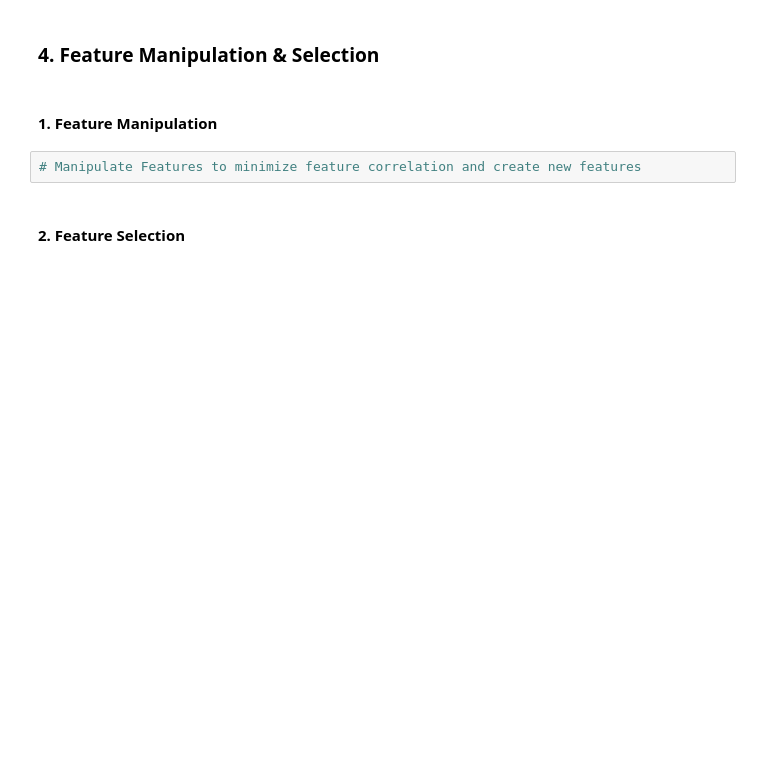
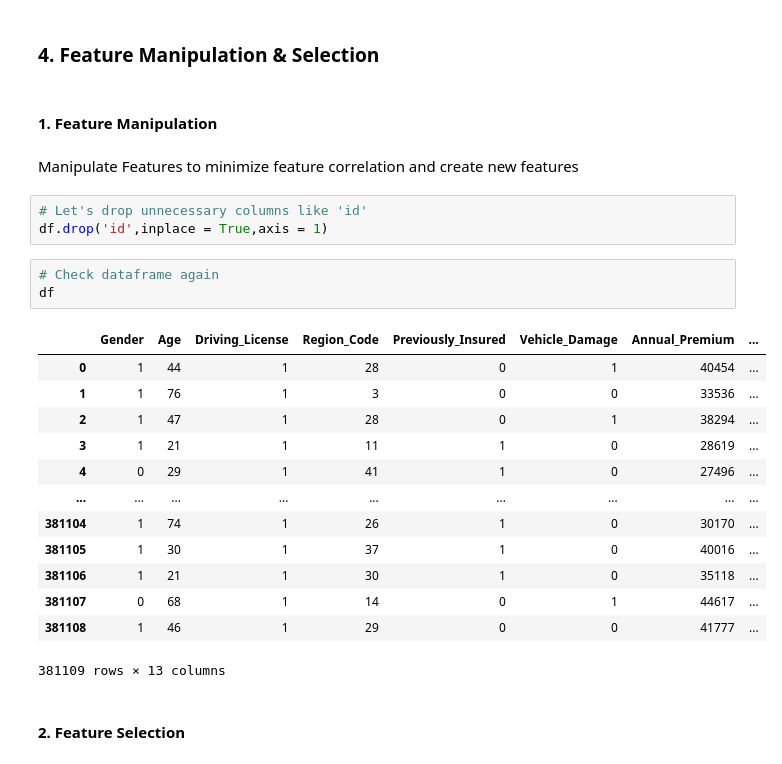
Before and after one commit to abhijain1216/Health-Insurance-Cross-Sell-Prediction-Classification-Project, a Jupyter notebook: Health_Insurance_Cross_Sell_Prediction_Classification_Project.ipynb, the cells around one changed output. Cells and saved outputs as stored; diff of their text form; blank space fills up the shorter version.

```diff
--- a/Health_Insurance_Cross_Sell_Prediction_Classification_Project.ipynb
+++ b/Health_Insurance_Cross_Sell_Prediction_Classification_Project.ipynb
@@ -1078,7 +1079,27 @@ Answer Here.
 ### 4. Feature Manipulation & Selection
 # %% [markdown]
 #### 1. Feature Manipulation
-# %%
-# Manipulate Features to minimize feature correlation and create new features
+# %% [markdown]
+Manipulate Features to minimize feature correlation and create new features
+# %%
+# Let's drop unnecessary columns like 'id'
+df.drop('id',inplace = True,axis = 1)
+# %%
+# Check dataframe again
+df
+# %% [output]
+|  | Gender | Age | Driving_License | Region_Code | Previously_Insured | Vehicle_Damage | Annual_Premium | ... |
+| 0 | 1 | 44 | 1 | 28 | 0 | 1 | 40454 | ... |
+| 1 | 1 | 76 | 1 | 3 | 0 | 0 | 33536 | ... |
+| 2 | 1 | 47 | 1 | 28 | 0 | 1 | 38294 | ... |
+| 3 | 1 | 21 | 1 | 11 | 1 | 0 | 28619 | ... |
+| 4 | 0 | 29 | 1 | 41 | 1 | 0 | 27496 | ... |
+| ... | ... | ... | ... | ... | ... | ... | ... | ... |
+| 381104 | 1 | 74 | 1 | 26 | 1 | 0 | 30170 | ... |
+| 381105 | 1 | 30 | 1 | 37 | 1 | 0 | 40016 | ... |
+| 381106 | 1 | 21 | 1 | 30 | 1 | 0 | 35118 | ... |
+| 381107 | 0 | 68 | 1 | 14 | 0 | 1 | 44617 | ... |
+| 381108 | 1 | 46 | 1 | 29 | 0 | 0 | 41777 | ... |
+381109 rows × 13 columns
 # %% [markdown]
 #### 2. Feature Selection
```
Also changed, not shown: parts of 48 cells of this notebook.
